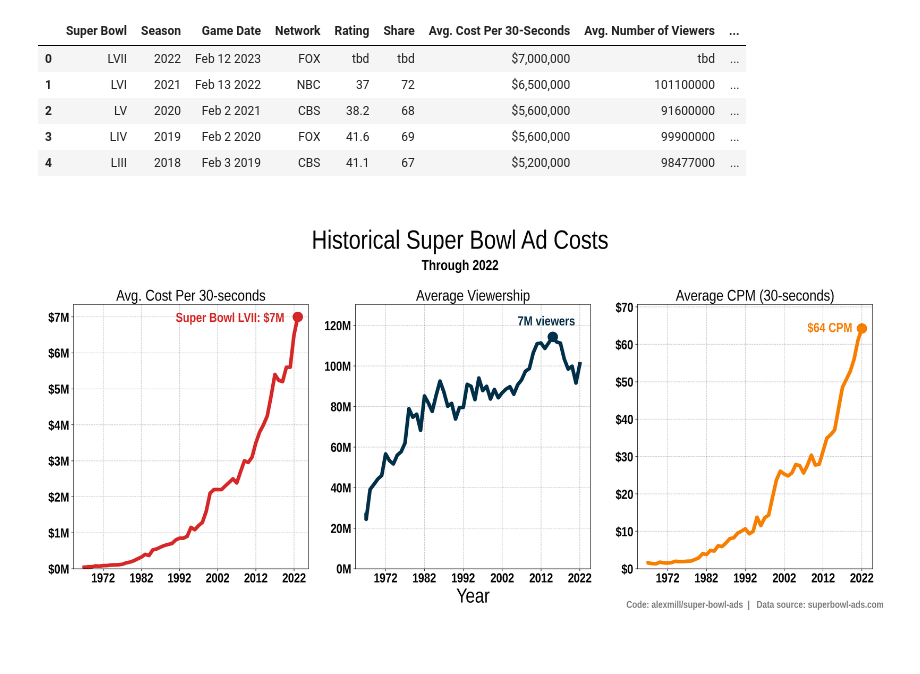
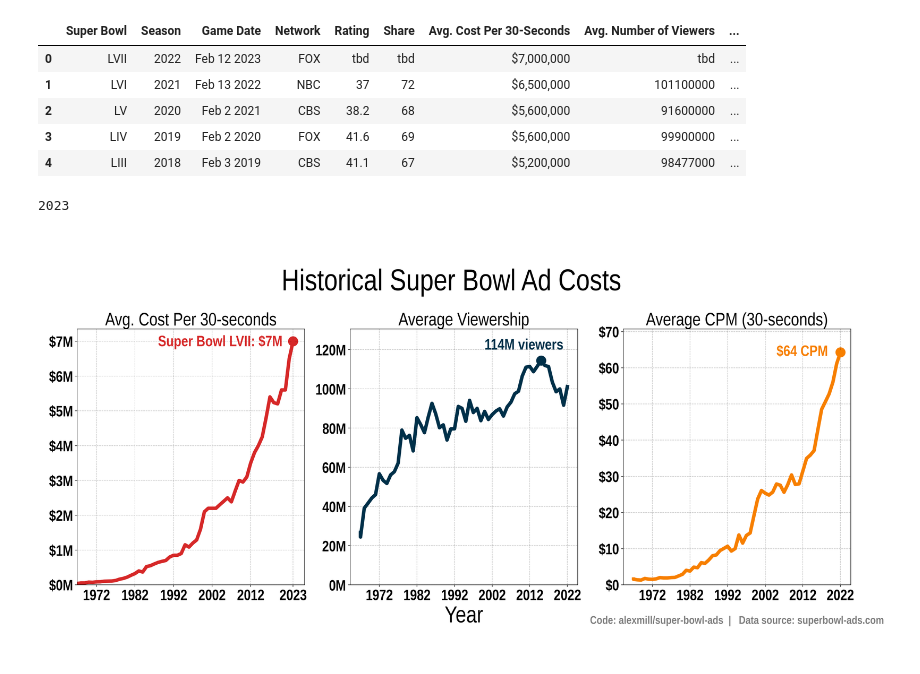
Before and after one commit to alexmill/super-bowl-ads, a Jupyter notebook: superbowl.ipynb, the cells around one changed output. Saved outputs shown, nothing was run; the diff lists cells and outputs as text; code cells hidden in the pictures.

```diff
--- a/superbowl.ipynb
+++ b/superbowl.ipynb
@@ -56,10 +56,14 @@ def numeral(n):
     if n >= 1:
         return "I" + numeral(n - 1)
     return('')
+# %%
+this_year
+# %% [output]
+2023
 # %%
 ff = 'Liberation Sans Narrow'
 fw = 600
-fs = 22
+fs = 26
 lws = 6
 
 rcParams['font.family'] = ff
@@ -69,7 +73,7 @@ rcParams['figure.figsize'] = 24, 8
 
 
 
-fig, axes = plt.subplots(1,3, figsize=(24, 8))#, gridspec_kw={'width_ratios': [1.5, 1]})
+fig, axes = plt.subplots(1,3, figsize=(24, 8))
 
 
 
@@ -78,6 +82,10 @@ fig, axes = plt.subplots(1,3, figsize=(24, 8))#, gridspec_kw={'width_ratios': [1
 df['Avg. Cost Per 30-Seconds'].plot(
     ax=axes[0], title='Avg. Cost Per 30-seconds',
     color=colors[0], linewidth=lws
+)
+axes[0].set_xlim(
+    df['Avg. Cost Per 30-Seconds'].index.min(),
+    df['Avg. Cost Per 30-Seconds'].index.max()+3
 )
 
 axes[0].scatter(
@@ -92,10 +100,11 @@ max_ad_cost = df['Avg. Cost Per 30-Seconds'].max().round()
 ax1_ymax = (max_ad_cost*1.05).round()
 axes[0].set_ylim(0,ax1_ymax)
 axes[0].text(
-    this_year-32, max_ad_cost*0.98,
+    this_year-35, max_ad_cost*0.98,
      f'Super Bowl {numeral(superbowl_number)}: ${int(max_ad_cost/1e6)}M', size=fs,
     color=colors[0], alpha=1,
 )
+axes[0].set_xticks(list(range(1972,2022,10)) + [this_year])
 
 
 
@@ -115,12 +124,12 @@ axes[1].scatter(
     color=colors[1], s=lws*45
 )
 axes[1].text(
-    view_max_x-9, view_max_y*1.05,
-     f'{int(max_ad_cost/1e6)}M viewers', size=fs,
+    view_max_x-15, view_max_y*1.05,
+     f'{int(view_max_y/1e6)}M viewers', size=fs,
     color=colors[1], alpha=1,
 )
 axes[1].set_ylim(0,view_max_y*1.14)
-
+axes[1].set_xticks(list(range(1972,this_year,10)))
 
 
 # Plot 3
@@ -142,37 +151,36 @@ axes[2].scatter(
     color=colors[2], s=lws*45
 )
 axes[2].text(
-    cpm_max_x-14, cpm_max_y-1,
+    cpm_max_x-17, cpm_max_y-1,
      f'${int(cpm_max_y)} CPM', size=fs,
     color=colors[2], alpha=1,
 )
 axes[2].set_ylim(0,cpm_max_y*1.1)
-
-
+axes[2].set_xticks(list(range(1972,this_year,10)))
 
 
 
 for idx, ax in enumerate(axes):
     ax.grid(which='major', alpha=0.25, color='black', linestyle='--')
-    ax.set_xticks(range(1972,2023, 10))
+
     if idx!=1:
         ax.set_xlabel(None)
     else:
         ax.set_xlabel('Year\n', fontsize=fs*1.55)
 
 
 fig.text(0.5, -0.12, 'Code: alexmill/super-bowl-ads  |   Data source: superbowl-ads.com', size=fs*0.75, alpha=0.5,
         horizontalalignment='center',
         verticalalignment='top',
         transform=ax.transAxes)
 
 
-_ = plt.suptitle(f'\nHistorical Super Bowl Ad Costs', size=fs*2, y=1.18)
-_ = fig.text(0.5, 0.98, f'Through {this_year-1}', ha="center", fontsize=24)
+_ = plt.suptitle(f'\nHistorical Super Bowl Ad Costs', size=fs*2, y=1.16)
+#_ = fig.text(0.5, 0.98, f'Through {this_year-1}', ha="center", fontsize=24)
 
 import matplotlib
 bounds = matplotlib.transforms.Bbox.from_bounds(0, -0.5, 24, 10)
 
 plt.savefig(f'super-bowl-ads-thru-{this_year-1}.png', pad_inches=(0,0,0,0), bbox_inches=bounds)
 # %% [output]
-[figure, old version]
+[figure, new version]
```
Also changed, not shown: 1 other file.
